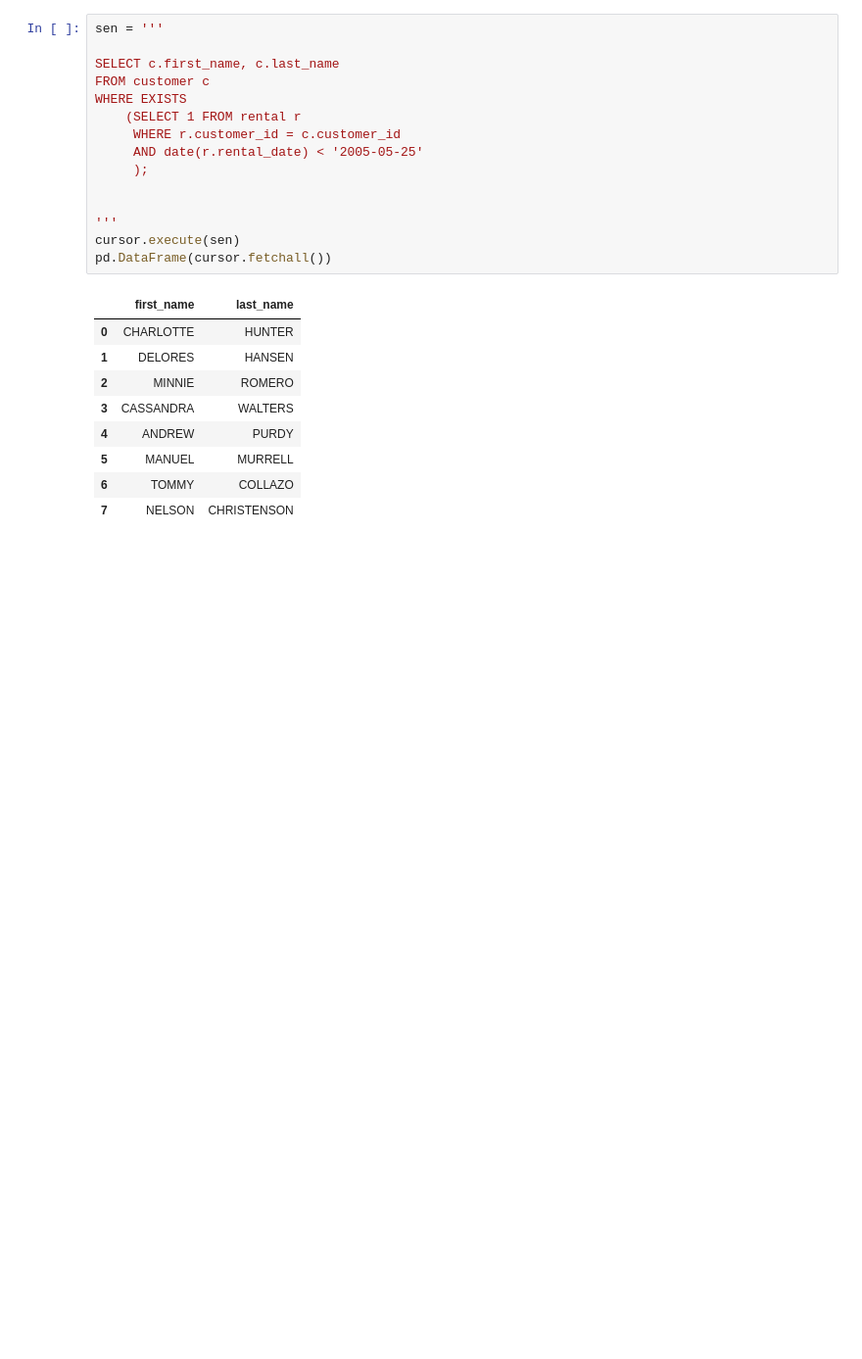
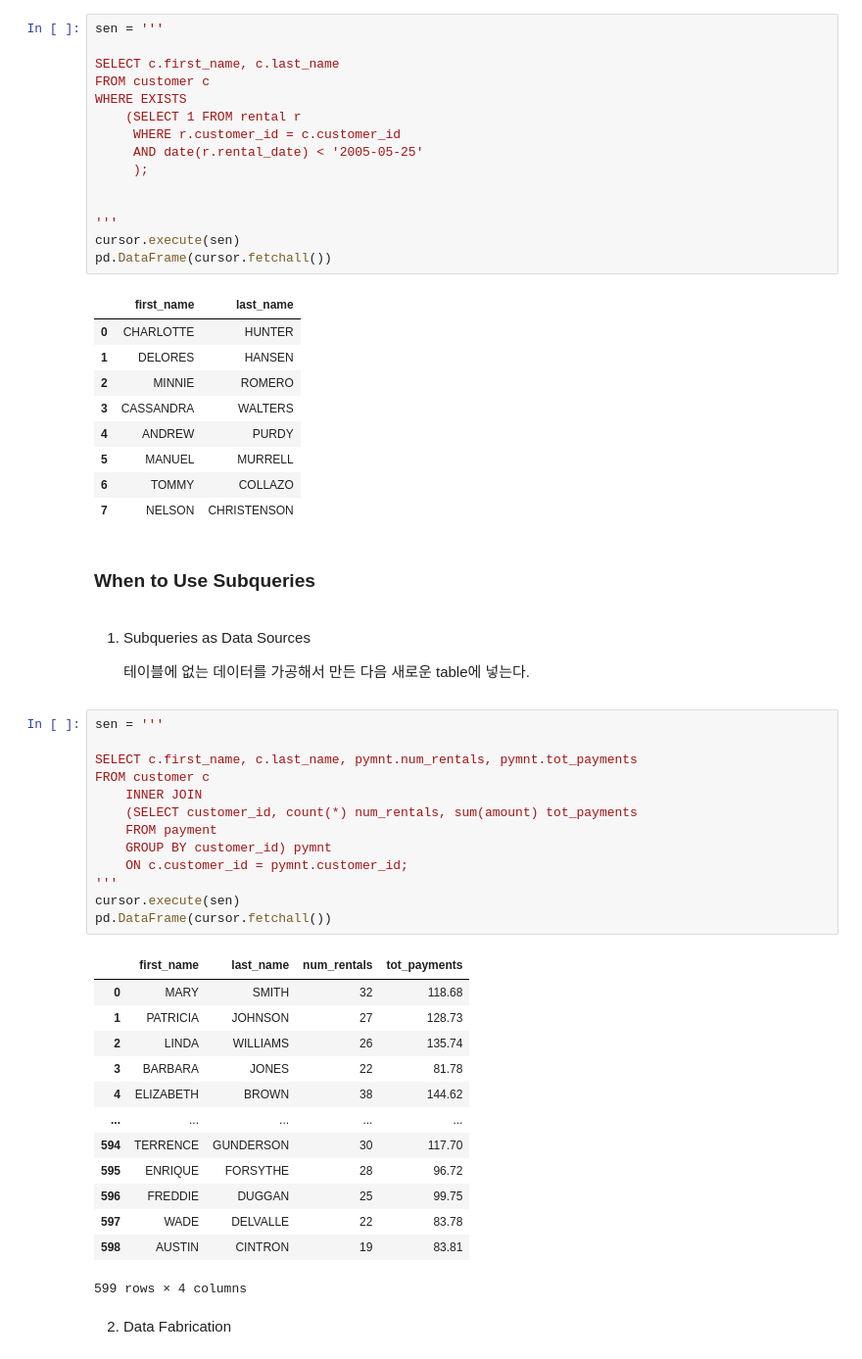
Before and after one commit to yangoos57/dataStudy, a Jupyter notebook: MySQL/Learning SQL/ch9 subqueries .ipynb, the cells around one changed output. Shown at 98% size. Cells and saved outputs as stored; diff of their text form; blank space fills up the shorter version.

```diff
--- a/MySQL/Learning SQL/ch9 subqueries .ipynb
+++ b/MySQL/Learning SQL/ch9 subqueries .ipynb
@@ -356,3 +358,38 @@ pd.DataFrame(cursor.fetchall())
 | 5 | MANUEL | MURRELL |
 | 6 | TOMMY | COLLAZO |
 | 7 | NELSON | CHRISTENSON |
+# %% [markdown]
+### When to Use Subqueries
+# %% [markdown]
+1. Subqueries as Data Sources
+
+   테이블에 없는 데이터를 가공해서 만든 다음 새로운 table에 넣는다.
+# %%
+sen = '''
+
+SELECT c.first_name, c.last_name, pymnt.num_rentals, pymnt.tot_payments
+FROM customer c
+    INNER JOIN
+    (SELECT customer_id, count(*) num_rentals, sum(amount) tot_payments
+    FROM payment
+    GROUP BY customer_id) pymnt
+    ON c.customer_id = pymnt.customer_id;
+'''
+cursor.execute(sen)
+pd.DataFrame(cursor.fetchall())
+# %% [output]
+|  | first_name | last_name | num_rentals | tot_payments |
+| 0 | MARY | SMITH | 32 | 118.68 |
+| 1 | PATRICIA | JOHNSON | 27 | 128.73 |
+| 2 | LINDA | WILLIAMS | 26 | 135.74 |
+| 3 | BARBARA | JONES | 22 | 81.78 |
+| 4 | ELIZABETH | BROWN | 38 | 144.62 |
+| ... | ... | ... | ... | ... |
+| 594 | TERRENCE | GUNDERSON | 30 | 117.70 |
+| 595 | ENRIQUE | FORSYTHE | 28 | 96.72 |
+| 596 | FREDDIE | DUGGAN | 25 | 99.75 |
+| 597 | WADE | DELVALLE | 22 | 83.78 |
+| 598 | AUSTIN | CINTRON | 19 | 83.81 |
+599 rows × 4 columns
+# %% [markdown]
+2. Data Fabrication
```
Also changed, not shown: parts of 2 cells of this notebook.
